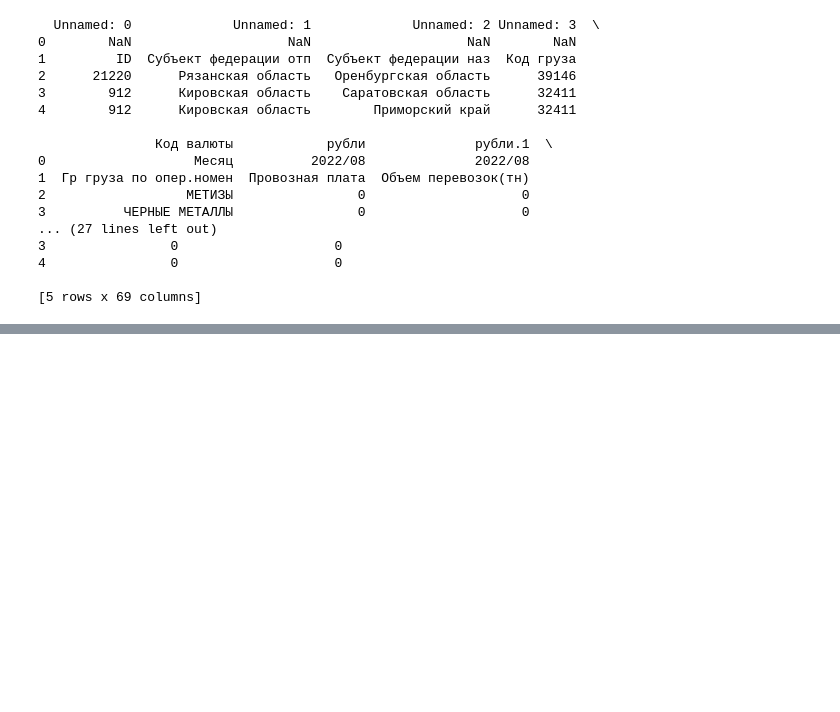
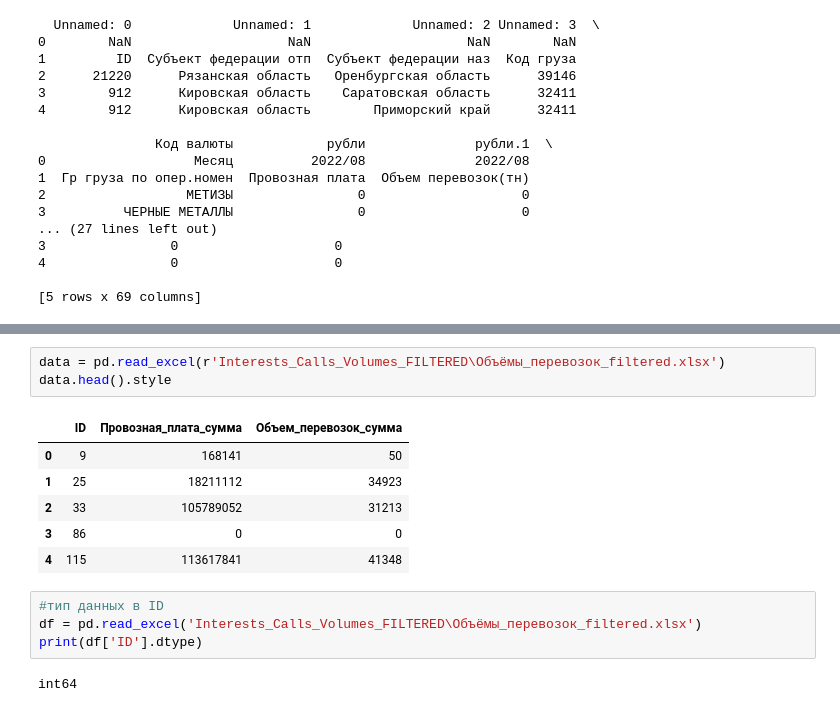
Before and after one commit to Ghost-Name/Hackathon_PVD, a Jupyter notebook: 1) ANALYSIS_Interests_Calls_Volumes.ipynb, the cells around one changed output, grey strips where cells are left out. Cells and saved outputs as stored; diff of their text form; blank space fills up the shorter version.

```diff
--- a/1) ANALYSIS_Interests_Calls_Volumes.ipynb
+++ b/1) ANALYSIS_Interests_Calls_Volumes.ipynb
@@ -81,0 +200,16 @@ print(df.head())
+# %%
+data = pd.read_excel(r'Interests_Calls_Volumes_FILTERED\Объёмы_перевозок_filtered.xlsx')
+data.head().style
+# %% [output]
+|  | ID | Провозная_плата_сумма | Объем_перевозок_сумма |
+| 0 | 9 | 168141 | 50 |
+| 1 | 25 | 18211112 | 34923 |
+| 2 | 33 | 105789052 | 31213 |
+| 3 | 86 | 0 | 0 |
+| 4 | 115 | 113617841 | 41348 |
+# %%
+#тип данных в ID
+df = pd.read_excel('Interests_Calls_Volumes_FILTERED\Объёмы_перевозок_filtered.xlsx')
+print(df['ID'].dtype)
+# %% [output]
+int64
```
Also changed, not shown: parts of 8 cells of this notebook, 3 other files.
